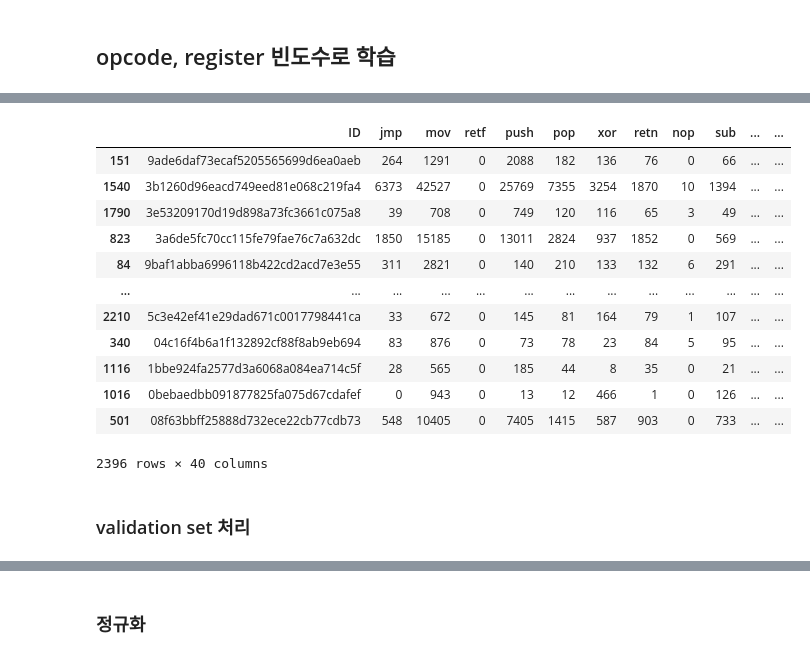
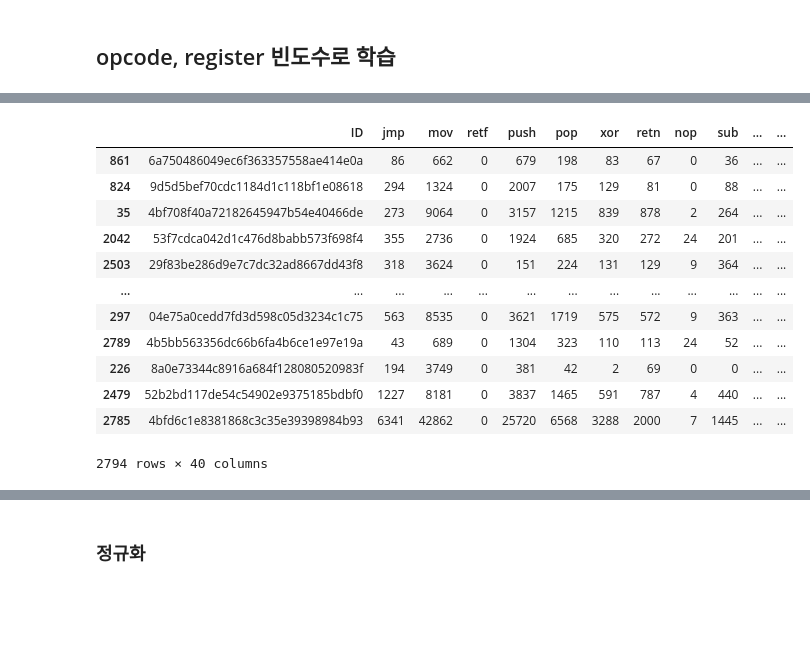
Before and after one commit to simata98/2022_ML_DL, a Jupyter notebook: malware_detection/malware_detection_tree기반.ipynb, the cells around one changed output, grey strips where cells are left out. Cells and saved outputs as stored; diff of their text form; code cells hidden in the pictures; blank space fills up the shorter version.

```diff
--- a/malware_detection/malware_detection_tree기반.ipynb
+++ b/malware_detection/malware_detection_tree기반.ipynb
@@ -97,23 +64,20 @@ test_malware_df.head()
 # %%
 import sklearn
-train_df = pd.concat([train_benign_df, train_malware_df], axis=0, ignore_index=True)
-test_df = pd.concat([test_benign_df, test_malware_df], axis=0, ignore_index=True)
-full_df = pd.concat([train_df, test_df], axis=0, ignore_index=True)
+df_list = [train_benign_df, train_malware_df, test_benign_df, test_malware_df, valid_benign, valid_malware]
+full_df = pd.concat(df_list, ignore_index=True, axis=0)
 full_shuffled_df = sklearn.utils.shuffle(full_df)
 full_shuffled_df
 # %% [output]
 |  | ID | jmp | mov | retf | push | pop | xor | retn | nop | sub | ... | ... |
-| 151 | 9ade6daf73ecaf5205565699d6ea0aeb | 264 | 1291 | 0 | 2088 | 182 | 136 | 76 | 0 | 66 | ... | ... |
-| 1540 | 3b1260d96eacd749eed81e068c219fa4 | 6373 | 42527 | 0 | 25769 | 7355 | 3254 | 1870 | 10 | 1394 | ... | ... |
-| 1790 | 3e53209170d19d898a73fc3661c075a8 | 39 | 708 | 0 | 749 | 120 | 116 | 65 | 3 | 49 | ... | ... |
-| 823 | 3a6de5fc70cc115fe79fae76c7a632dc | 1850 | 15185 | 0 | 13011 | 2824 | 937 | 1852 | 0 | 569 | ... | ... |
-| 84 | 9baf1abba6996118b422cd2acd7e3e55 | 311 | 2821 | 0 | 140 | 210 | 133 | 132 | 6 | 291 | ... | ... |
+| 861 | 6a750486049ec6f363357558ae414e0a | 86 | 662 | 0 | 679 | 198 | 83 | 67 | 0 | 36 | ... | ... |
+| 824 | 9d5d5bef70cdc1184d1c118bf1e08618 | 294 | 1324 | 0 | 2007 | 175 | 129 | 81 | 0 | 88 | ... | ... |
+| 35 | 4bf708f40a72182645947b54e40466de | 273 | 9064 | 0 | 3157 | 1215 | 839 | 878 | 2 | 264 | ... | ... |
+| 2042 | 53f7cdca042d1c476d8babb573f698f4 | 355 | 2736 | 0 | 1924 | 685 | 320 | 272 | 24 | 201 | ... | ... |
+| 2503 | 29f83be286d9e7c7dc32ad8667dd43f8 | 318 | 3624 | 0 | 151 | 224 | 131 | 129 | 9 | 364 | ... | ... |
 | ... | ... | ... | ... | ... | ... | ... | ... | ... | ... | ... | ... | ... |
-| 2210 | 5c3e42ef41e29dad671c0017798441ca | 33 | 672 | 0 | 145 | 81 | 164 | 79 | 1 | 107 | ... | ... |
-| 340 | 04c16f4b6a1f132892cf88f8ab9eb694 | 83 | 876 | 0 | 73 | 78 | 23 | 84 | 5 | 95 | ... | ... |
-| 1116 | 1bbe924fa2577d3a6068a084ea714c5f | 28 | 565 | 0 | 185 | 44 | 8 | 35 | 0 | 21 | ... | ... |
-| 1016 | 0bebaedbb091877825fa075d67cdafef | 0 | 943 | 0 | 13 | 12 | 466 | 1 | 0 | 126 | ... | ... |
-| 501 | 08f63bbff25888d732ece22cb77cdb73 | 548 | 10405 | 0 | 7405 | 1415 | 587 | 903 | 0 | 733 | ... | ... |
+| 297 | 04e75a0cedd7fd3d598c05d3234c1c75 | 563 | 8535 | 0 | 3621 | 1719 | 575 | 572 | 9 | 363 | ... | ... |
+| 2789 | 4b5bb563356dc66b6fa4b6ce1e97e19a | 43 | 689 | 0 | 1304 | 323 | 110 | 113 | 24 | 52 | ... | ... |
+| 226 | 8a0e73344c8916a684f128080520983f | 194 | 3749 | 0 | 381 | 42 | 2 | 69 | 0 | 0 | ... | ... |
+| 2479 | 52b2bd117de54c54902e9375185bdbf0 | 1227 | 8181 | 0 | 3837 | 1465 | 591 | 787 | 4 | 440 | ... | ... |
+| 2785 | 4bfd6c1e8381868c3c35e39398984b93 | 6341 | 42862 | 0 | 25720 | 6568 | 3288 | 2000 | 7 | 1445 | ... | ... |
-2396 rows × 40 columns
+2794 rows × 40 columns
-# %% [markdown]
-### validation set 처리
```
Also changed, not shown: parts of 24 cells of this notebook, 1 other file.
